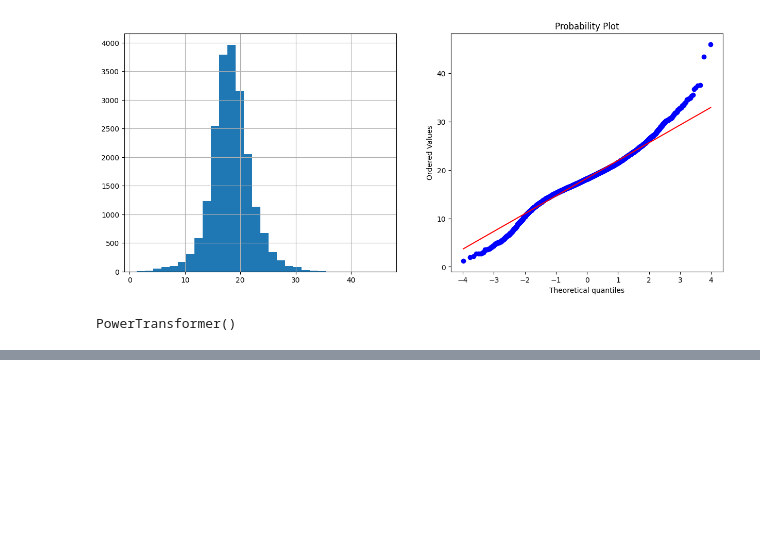
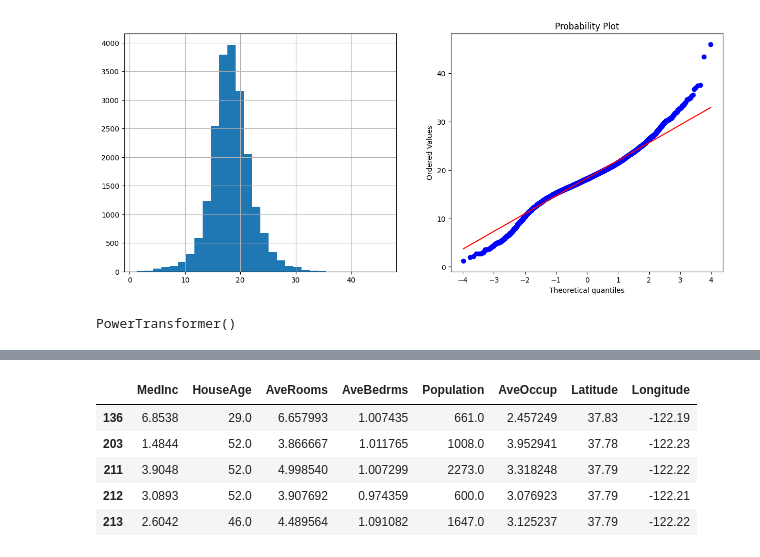
Before and after one commit to Chirag314/Feature-Engineering, a Jupyter notebook: Feature_Engineering_practise.ipynb, the cells around one changed output, grey strips where cells are left out. Cells and saved outputs as stored; diff of their text form; code cells hidden in the pictures; blank space fills up the shorter version.

```diff
--- a/Feature_Engineering_practise.ipynb
+++ b/Feature_Engineering_practise.ipynb
@@ -1310,0 +1321,7 @@ PowerTransformer()
+# %%
+#Create function to find boundaries for outliers
+def find_boundaries(df,variable,distance):
+  IQR=df[variable].quantile(0.75)-df[variable].quantile(0.25)
+  lower_boundary=df[variable].quantile(0.25)-(IQR*distance)
+  upper_boundary=df[variable].quantile(0.75)+(IQR*distance)
+  return lower_boundary, upper_boundary
@@ -1310,0 +1345,10 @@ PowerTransformer()
+# %%
+data_trimmed=data.iloc[data.index[~outliars]].sort_index()
+data_trimmed.head()
+# %% [output]
+|  | MedInc | HouseAge | AveRooms | AveBedrms | Population | AveOccup | Latitude | Longitude |
+| 136 | 6.8538 | 29.0 | 6.657993 | 1.007435 | 661.0 | 2.457249 | 37.83 | -122.19 |
+| 203 | 1.4844 | 52.0 | 3.866667 | 1.011765 | 1008.0 | 3.952941 | 37.78 | -122.23 |
+| 211 | 3.9048 | 52.0 | 4.998540 | 1.007299 | 2273.0 | 3.318248 | 37.79 | -122.22 |
+| 212 | 3.0893 | 52.0 | 3.907692 | 0.974359 | 600.0 | 3.076923 | 37.79 | -122.21 |
+| 213 | 2.6042 | 46.0 | 4.489564 | 1.091082 | 1647.0 | 3.125237 | 37.79 | -122.22 |
```
Also changed, not shown: parts of 11 cells of this notebook.
